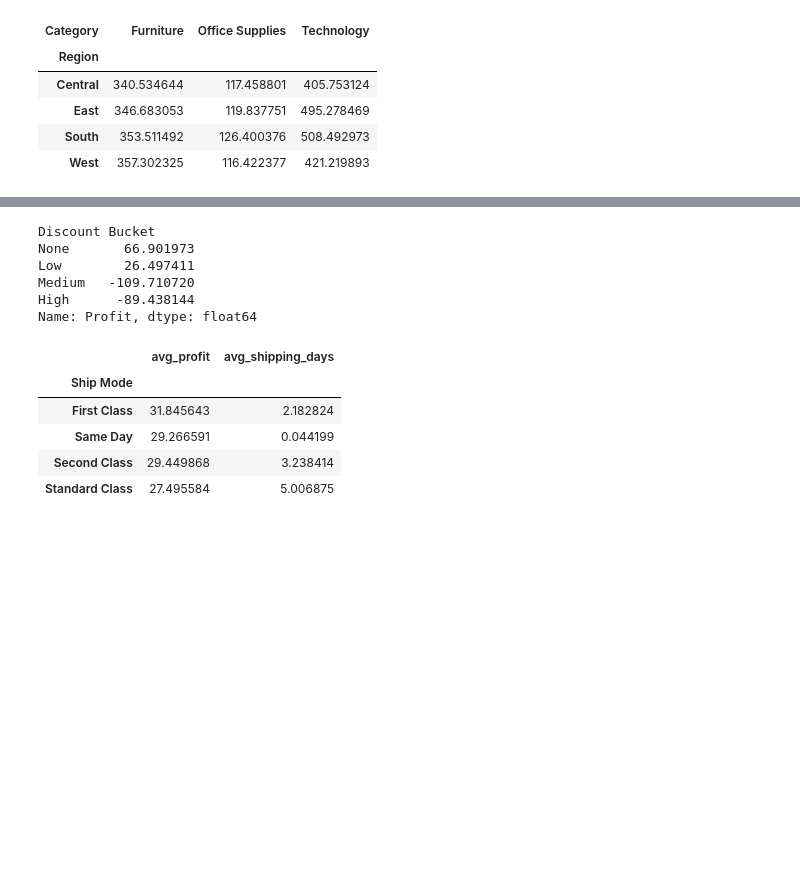
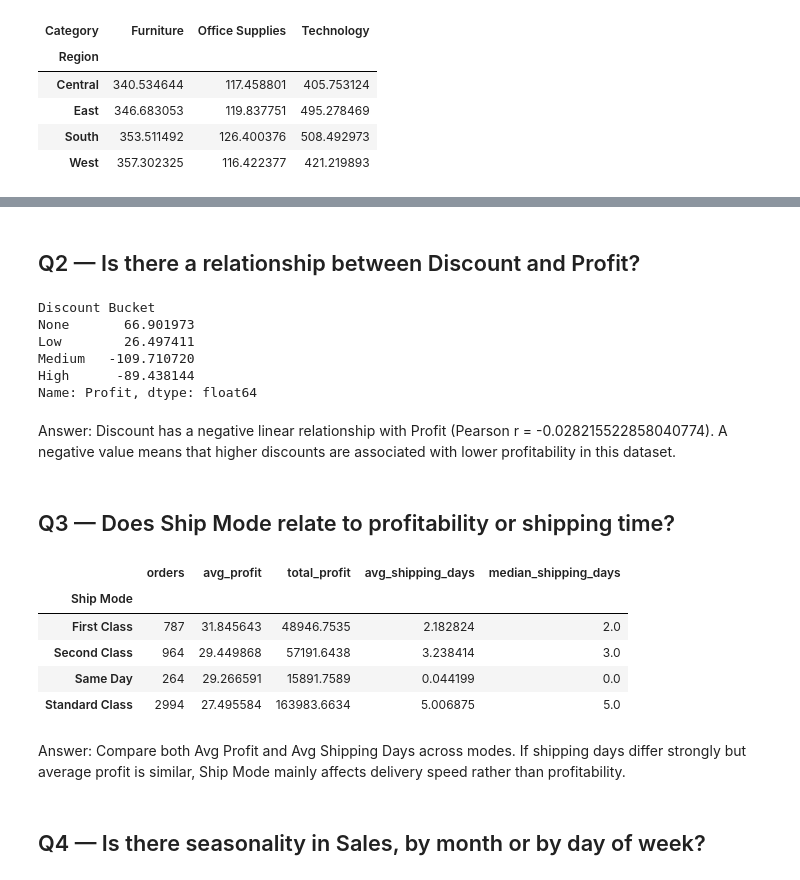
Before and after one commit to Mido-mashakl/Sample-Superstore-2019-Data-Analysis, a Jupyter notebook: eda_and_data_analysis.ipynb, the cells around one changed output, grey strips where cells are left out. Cells and saved outputs as stored; diff of their text form; code cells hidden in the pictures; blank space fills up the shorter version.

```diff
--- a/eda_and_data_analysis.ipynb
+++ b/eda_and_data_analysis.ipynb
@@ -204,2 +273,4 @@ Biggest-loss state: Texas -> -25729.36
+# %% [markdown]
+## Q2 — Is there a relationship between Discount and Profit?
 # %%
 # Q2: relationship between Discount and Profit, using the bucket built in Step 2
@@ -212,19 +283,37 @@ Low        26.497411
 Medium   -109.710720
 High      -89.438144
 Name: Profit, dtype: float64
+# %% [markdown]
+Answer: Discount has a negative linear relationship with Profit (Pearson r = -0.028215522858040774).
+A negative value means that higher discounts are associated with lower profitability in this dataset.
+# %% [markdown]
+## Q3 — Does Ship Mode relate to profitability or shipping time?
 # %%
-# Q3: does Ship Mode relate to profitability or shipping time?
-ship_mode_summary = df_prepared.groupby("Ship Mode", observed=True).agg(
-    avg_profit=("Profit", "mean"),
-    avg_shipping_days=("Shipping Days", "mean"),
+ship_mode_summary = (
+    df_prepared.groupby("Ship Mode", observed=True)
+      .agg(
+          orders=("Order ID", "nunique"),
+          avg_profit=("Profit", "mean"),
+          total_profit=("Profit", "sum"),
+          avg_shipping_days=("Shipping Days", "mean"),
+          median_shipping_days=("Shipping Days", "median"),
+      )
+      .sort_values("avg_profit", ascending=False)
 )
-ship_mode_summary
+
+display(ship_mode_summary)
 # %% [output]
-|  | avg_profit | avg_shipping_days |
-| Ship Mode |  |  |
-| First Class | 31.845643 | 2.182824 |
-| Same Day | 29.266591 | 0.044199 |
-| Second Class | 29.449868 | 3.238414 |
-| Standard Class | 27.495584 | 5.006875 |
+|  | orders | avg_profit | total_profit | avg_shipping_days | median_shipping_days |
+| Ship Mode |  |  |  |  |  |
+| First Class | 787 | 31.845643 | 48946.7535 | 2.182824 | 2.0 |
+| Second Class | 964 | 29.449868 | 57191.6438 | 3.238414 | 3.0 |
+| Same Day | 264 | 29.266591 | 15891.7589 | 0.044199 | 0.0 |
+| Standard Class | 2994 | 27.495584 | 163983.6634 | 5.006875 | 5.0 |
+# %% [markdown]
+Answer:
+Compare both Avg Profit and Avg Shipping Days across modes.
+If shipping days differ strongly but average profit is similar, Ship Mode mainly affects delivery speed rather than profitability.
+# %% [markdown]
+## Q4 — Is there seasonality in Sales, by month or by day of week?
 # %%
 # Q4: seasonality in Sales -- by month and by weekday
```
Also changed, not shown: parts of 33 cells of this notebook, 18 other files.
